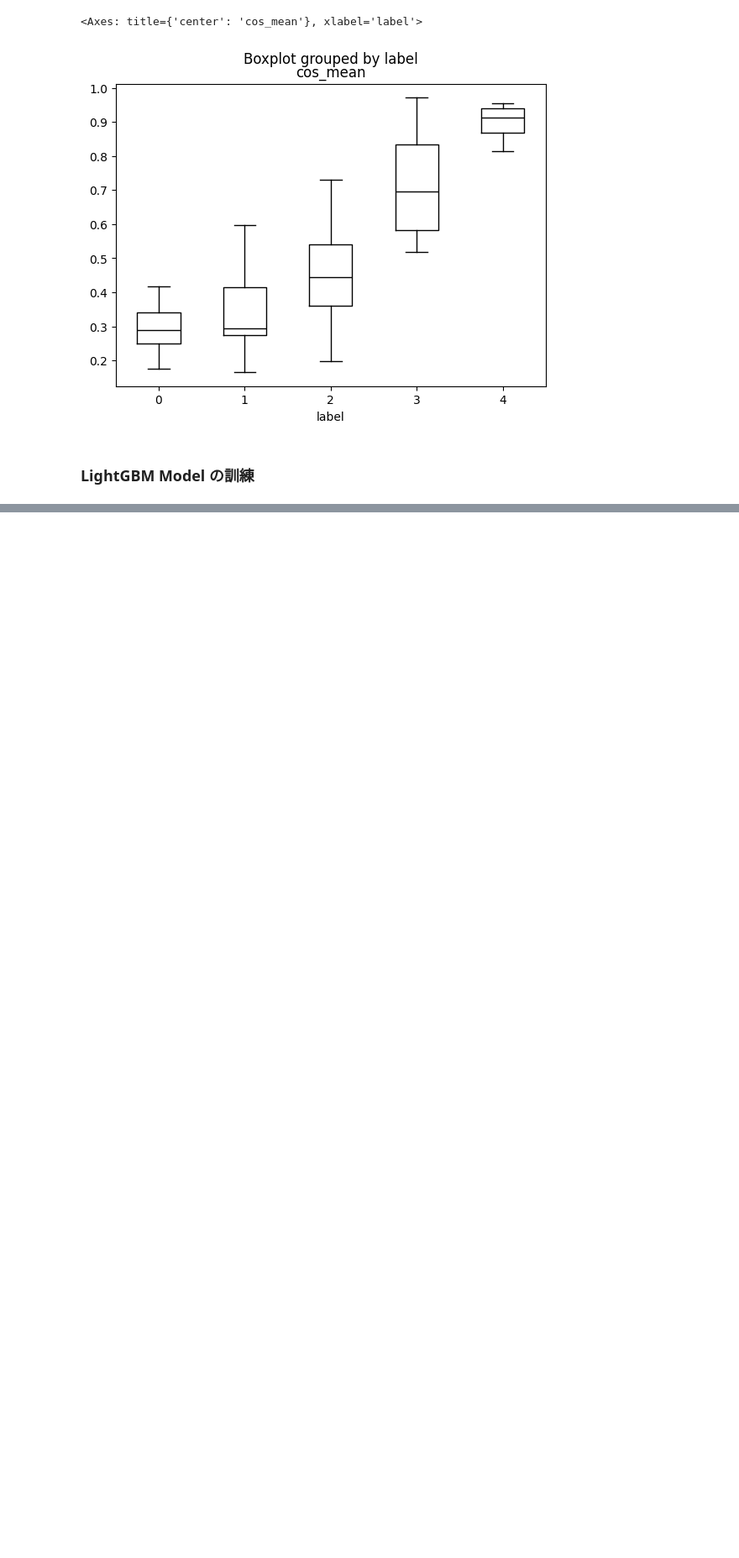
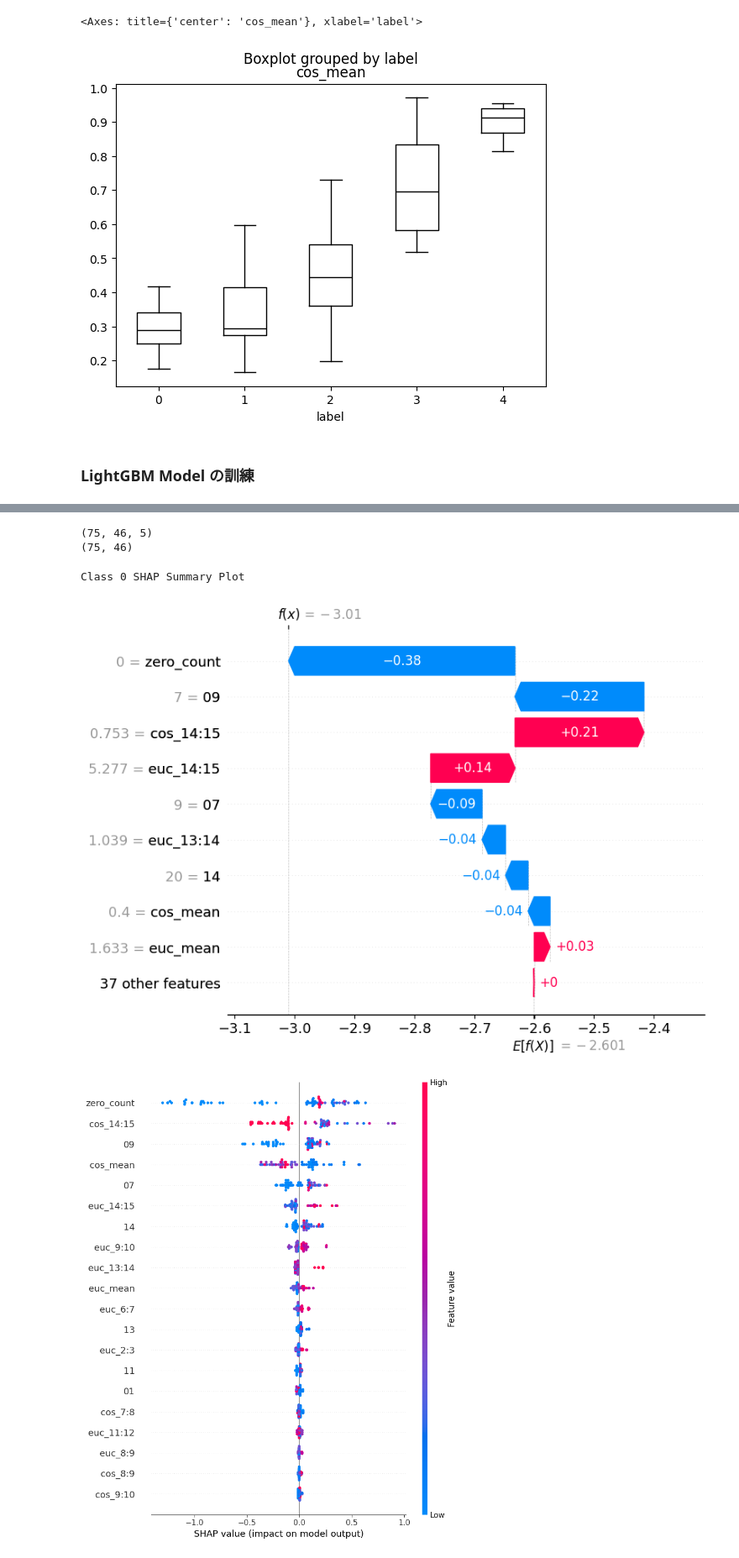
Before and after one commit to masa1357/Tree-Model, a Jupyter notebook: src/Tree.ipynb, the cells around one changed output, grey strips where cells are left out. Shown at 84% size. Saved outputs shown, nothing was run; the diff lists cells and outputs as text; code cells hidden in the pictures; blank space fills up the shorter version.

Commit message:
shap analysis

```diff
--- a/src/Tree.ipynb
+++ b/src/Tree.ipynb
@@ -575,0 +603,19 @@ predict
+# %%
+"""
+modelと解釈したいデータを渡す
+※なお、indexのresetは別に不要ですがtestデータのindexが何番かをいちいち確認するのが面倒なのでresetしてます。
+"""
+X_valid = Valid_df.drop(["label", "userid"], axis=1).astype(float)
+X_test_shap = X_valid.copy().reset_index(drop=True)
+shap_values = explainer(X=X_test_shap)
+
+#n番目
+n = 0
+# n番目テストデータの予測値
+pred = np.argmax(model.predict(X_valid.values)[n])
+print('予測値：', pred)
+#n番目テストデータの真値
+print('真値：', y_valid.values[n])
+
+#n番目テストデータのSHAP値
+print('shap値：', shap_values[n].values)
@@ -575,0 +661,22 @@ predict
+# %%
+print(shap_values.shape)
+print(X_test_shap.shape)
+# %% [output]
+(75, 46, 5)
+(75, 46)
+# %%
+for class_idx in range(5):
+    print(f"Class {class_idx} SHAP Summary Plot")
+    # 特定のサンプル n に対してウォーターフォールプロットを作成
+    shap.waterfall_plot(shap.Explanation(
+        values=shap_values[n, :, class_idx],
+        base_values=explainer.expected_value[class_idx],
+        data=X_test_shap.iloc[n, :],
+        feature_names=X_test_shap.columns
+    ))
+    shap.summary_plot(shap_values[:,  :, class_idx], X_test_shap)
+    shap.summary_plot(shap_values[:, :, class_idx], X_test_shap, plot_type="bar")
+# %% [output]
+Class 0 SHAP Summary Plot
+[figure, added]
+[figure, added]
```
Also changed, not shown: parts of 31 cells of this notebook, 1 other file.
